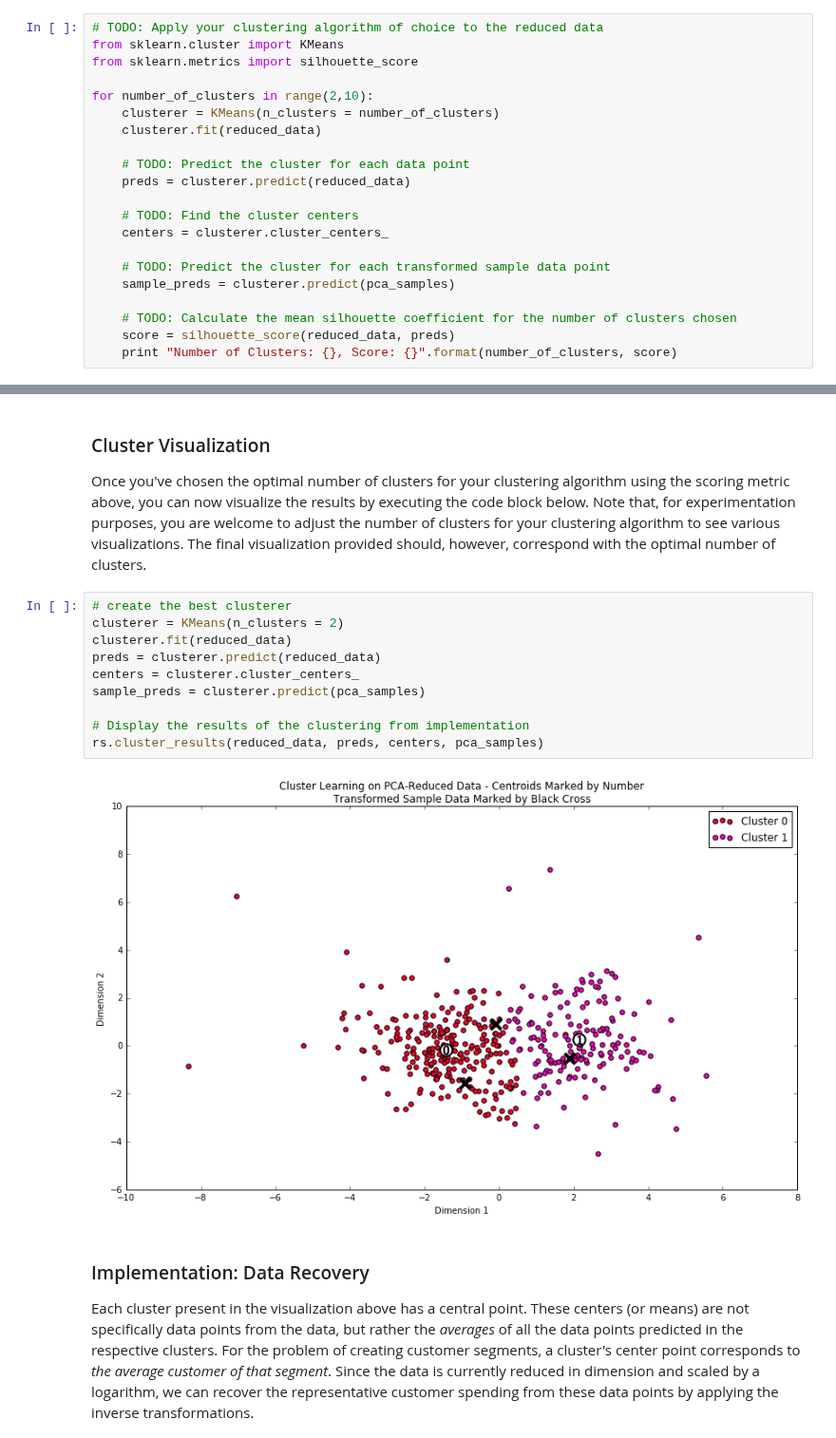
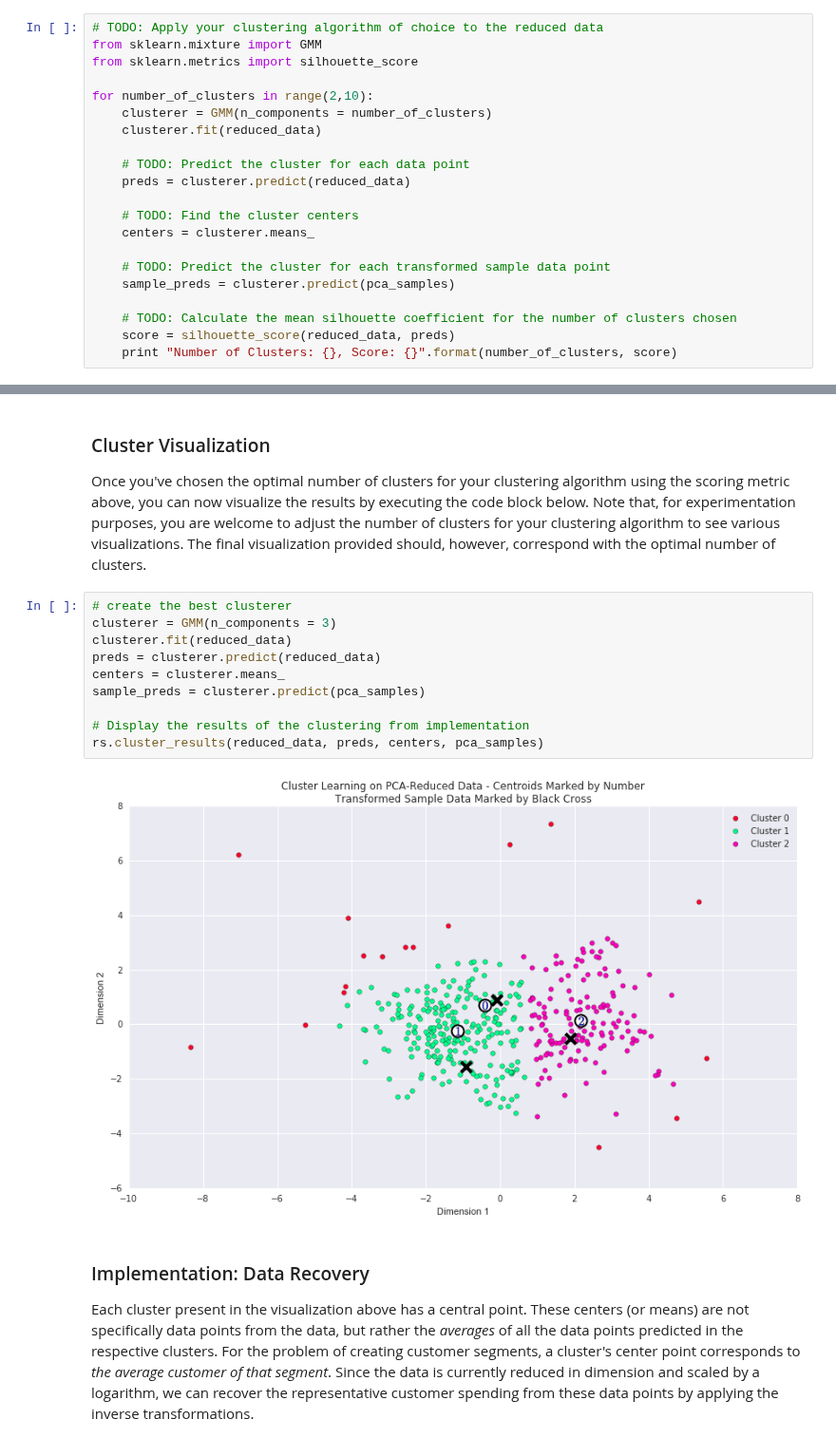
Before and after one commit to CJTurpie/machine-learning, a Jupyter notebook: projects/creating_customer_segments/customer_segments.ipynb, the cells around one changed output, grey strips where cells are left out. Shown at 95% size. Cells and saved outputs as stored; diff of their text form.

```diff
--- a/projects/creating_customer_segments/customer_segments.ipynb
+++ b/projects/creating_customer_segments/customer_segments.ipynb
@@ -419,18 +441,18 @@ In the code block below, you will need to implement the following:
    - Assign the silhouette score to `score` and print the result.
 # %%
 # TODO: Apply your clustering algorithm of choice to the reduced data
-from sklearn.cluster import KMeans
+from sklearn.mixture import GMM
 from sklearn.metrics import silhouette_score
 
 for number_of_clusters in range(2,10):
-    clusterer = KMeans(n_clusters = number_of_clusters)
+    clusterer = GMM(n_components = number_of_clusters)
     clusterer.fit(reduced_data)
 
     # TODO: Predict the cluster for each data point
     preds = clusterer.predict(reduced_data)
 
     # TODO: Find the cluster centers
-    centers = clusterer.cluster_centers_
+    centers = clusterer.means_
 
     # TODO: Predict the cluster for each transformed sample data point
     sample_preds = clusterer.predict(pca_samples)
@@ -468,16 +490,16 @@ Best score is with two clusters.
 Once you've chosen the optimal number of clusters for your clustering algorithm using the scoring metric above, you can now visualize the results by executing the code block below. Note that, for experimentation purposes, you are welcome to adjust the number of clusters for your clustering algorithm to see various visualizations. The final visualization provided should, however, correspond with the optimal number of clusters.
 # %%
 # create the best clusterer
-clusterer = KMeans(n_clusters = 2)
+clusterer = GMM(n_components = 3)
 clusterer.fit(reduced_data)
 preds = clusterer.predict(reduced_data)
-centers = clusterer.cluster_centers_
+centers = clusterer.means_
 sample_preds = clusterer.predict(pca_samples)
 
 # Display the results of the clustering from implementation
 rs.cluster_results(reduced_data, preds, centers, pca_samples)
 # %% [output]
-[figure, old version]
+[figure, new version]
 # %% [markdown]
 ### Implementation: Data Recovery
 Each cluster present in the visualization above has a central point. These centers (or means) are not specifically data points from the data, but rather the *averages* of all the data points predicted in the respective clusters. For the problem of creating customer segments, a cluster's center point corresponds to *the average customer of that segment*. Since the data is currently reduced in dimension and scaled by a logarithm, we can recover the representative customer spending from these data points by applying the inverse transformations.
```
Also changed, not shown: parts of 16 cells of this notebook, 2 other files.
